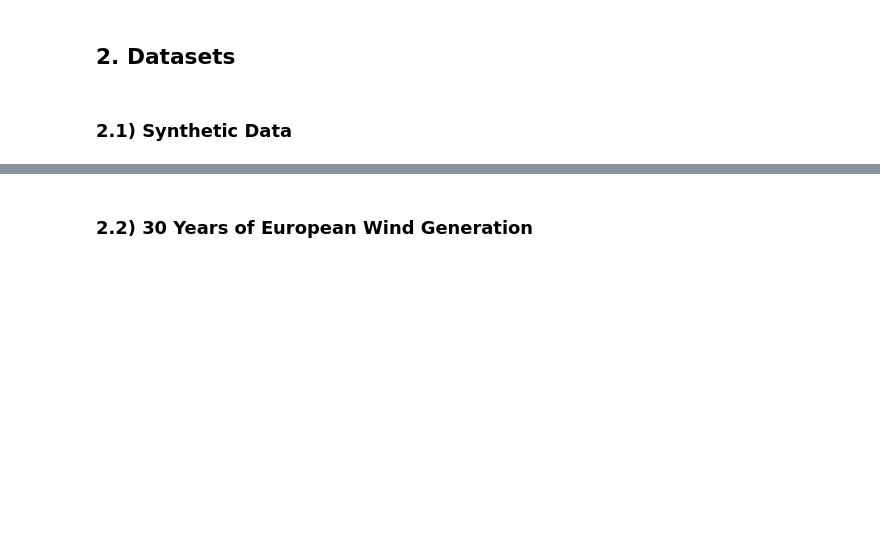
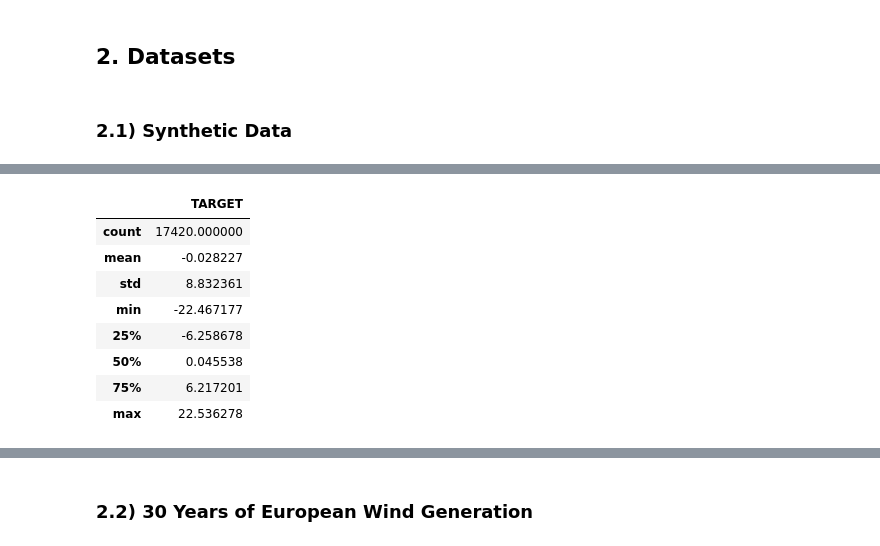
Before and after one commit to anasashb/TransformersEnergyTS, a Jupyter notebook: prototype.ipynb, the cells around one changed output, grey strips where cells are left out. Saved outputs shown, nothing was run; the diff lists cells and outputs as text; code cells hidden in the pictures; blank space fills up the shorter version.

```diff
--- a/prototype.ipynb
+++ b/prototype.ipynb
@@ -36,0 +65,13 @@ df1 = SynthMaker.synthesize_single_series()
+# %%
+# Descriptive statistics
+df1.describe()
+# %% [output]
+|  | TARGET |
+| count | 17420.000000 |
+| mean | -0.028227 |
+| std | 8.832361 |
+| min | -22.467177 |
+| 25% | -6.258678 |
+| 50% | 0.045538 |
+| 75% | 6.217201 |
+| max | 22.536278 |
```
Also changed, not shown: parts of 11 cells of this notebook.
